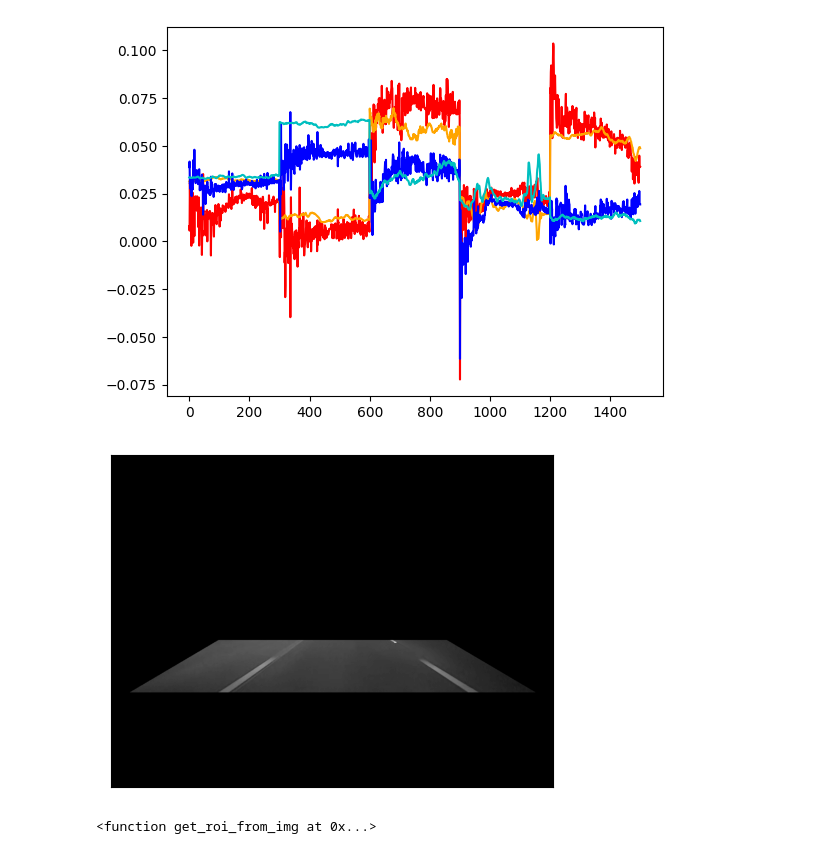
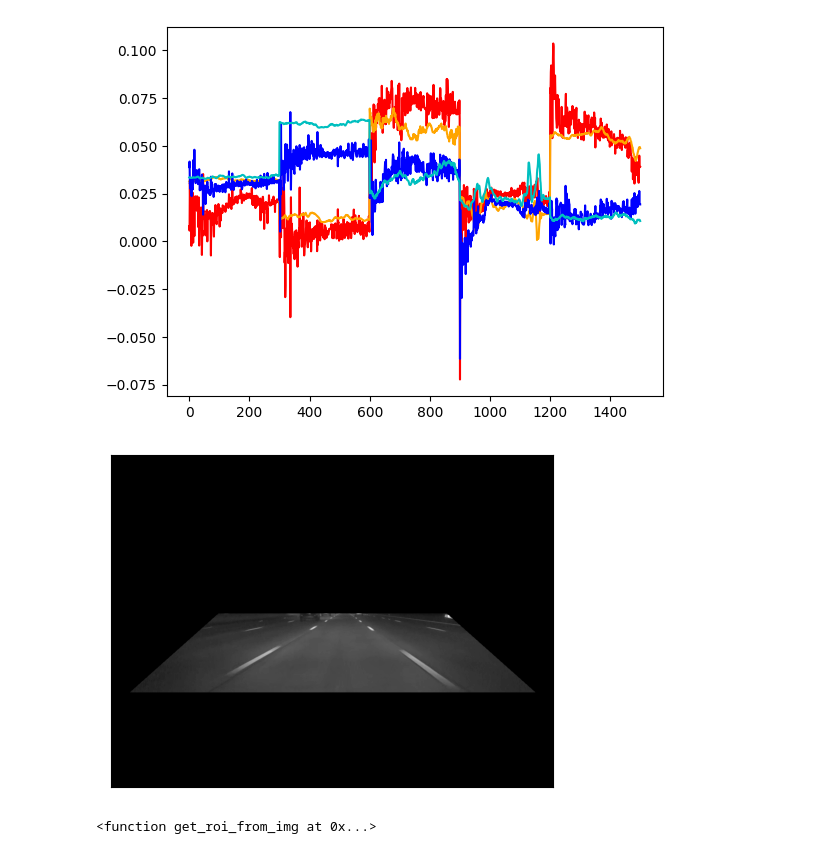
Before and after one commit to connor-henderson/calib_challenge, a Jupyter notebook: eda.ipynb, the cells around one changed output. Saved outputs shown, nothing was run; the diff lists cells and outputs as text; code cells hidden in the pictures.

```diff
--- a/eda.ipynb
+++ b/eda.ipynb
@@ -326,27 +342,27 @@ plt.plot(training_slice_labels.index, train_pitch_labels, label='pitch-train', c
 # %%
 rand_idx = np.random.randint(0, len(training_data))
 img = cv2.cvtColor(np.copy(training_data[rand_idx]), cv2.COLOR_BGR2GRAY)
 mask = np.zeros_like(img)
 ignore_mask_color = 255
 y, x = img.shape
 y_offset = 50
 x_offset = 300
 roi = {'x_bottom_offset': 50,
         'x_top_offset': 300,
         'y_bottom_offset': 250,
-        'y_top_offset': 50,
+        'y_top_offset': -20,
         }
 
 roi_vertices = np.array([[(roi['x_bottom_offset'], y - roi['y_bottom_offset']),
                               (x / 2 - roi['x_top_offset'], y / 2 + roi['y_top_offset']),
                               (x / 2 + roi['x_top_offset'], y / 2 + roi['y_top_offset']),
                               (x - roi['x_bottom_offset'], y - roi['y_bottom_offset'])]],
                               dtype=np.int32)
 
 cv2.fillPoly(mask, roi_vertices, ignore_mask_color)
 masked_edges = cv2.bitwise_and(img, img, mask=mask)
 images.show([masked_edges])
 print(images.get_roi_from_img)
 # %% [output]
-[figure, old version]
+[figure, new version]
 <function get_roi_from_img at 0x...>
```
Also changed, not shown: parts of 7 cells of this notebook, 11 other files.
